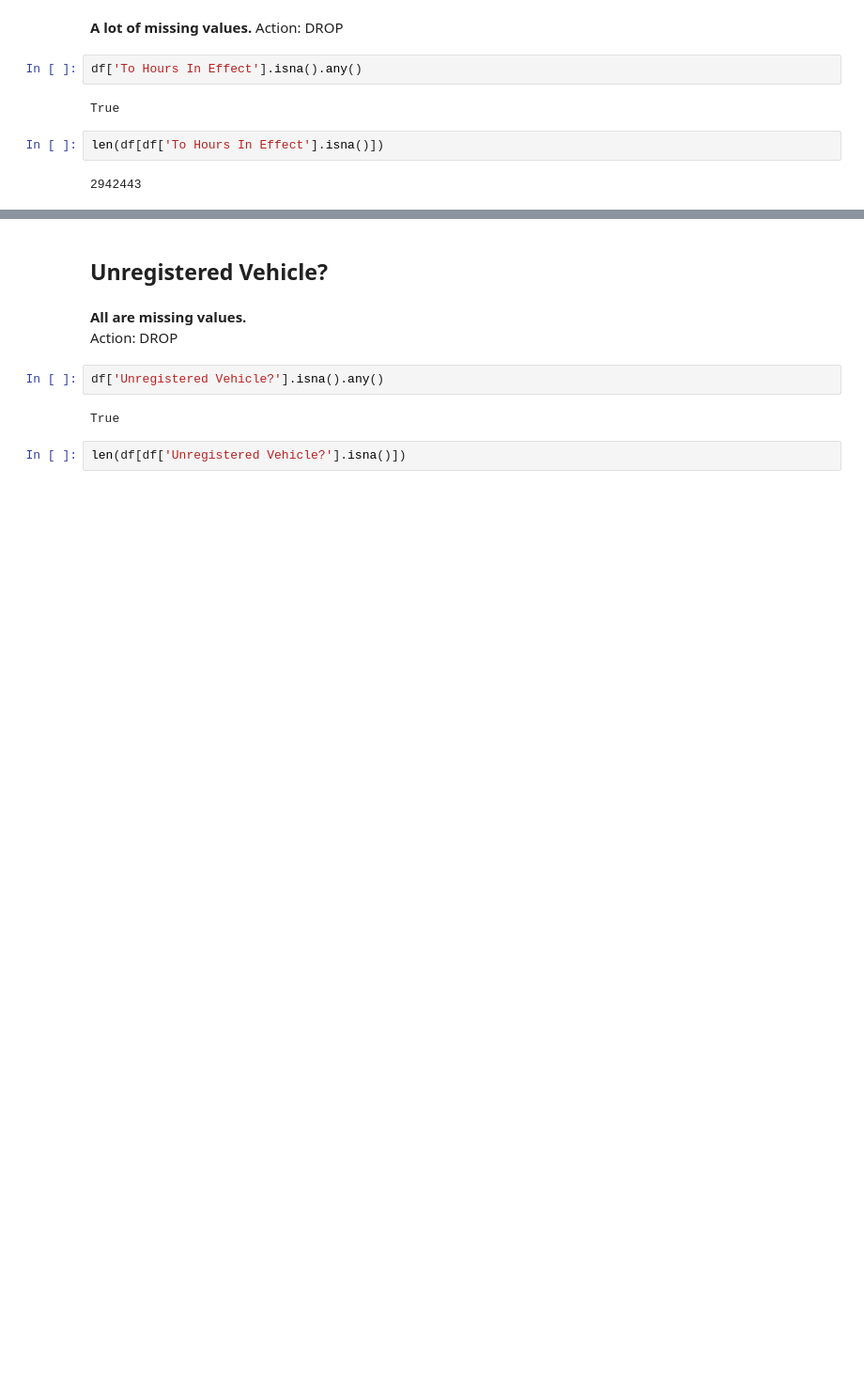
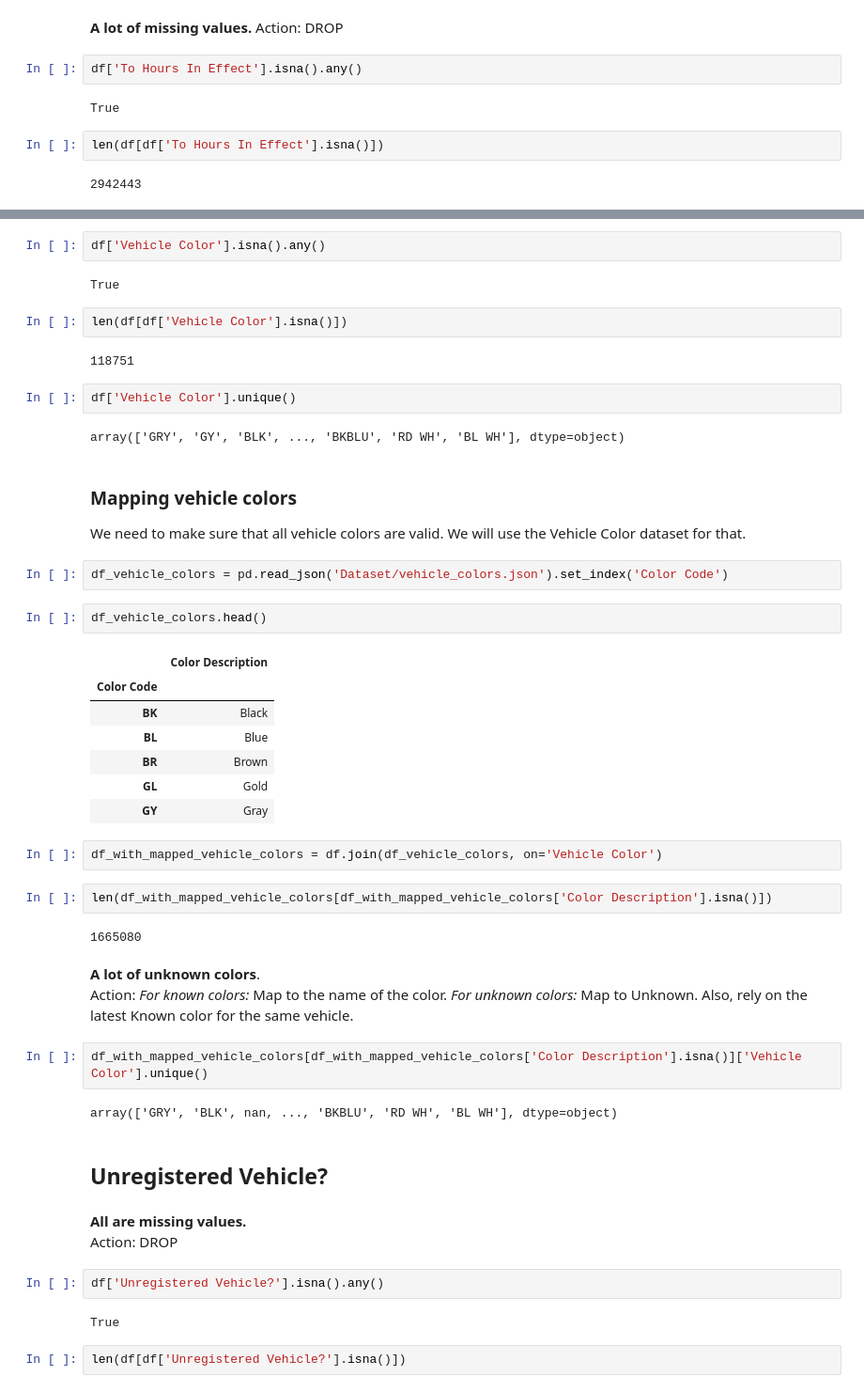
Before and after one commit to i3li/ny-parking-violations-pipeline, a Jupyter notebook: DataExploration.ipynb, the cells around one changed output, grey strips where cells are left out. Shown at 94% size. Saved outputs shown, nothing was run; the diff lists cells and outputs as text; blank space fills up the shorter version.

Commit message:
feat: Add two features which I forgot to exploree (vehicle color and vehicle year) to the Data Exploration notebook

```diff
--- a/DataExploration.ipynb
+++ b/DataExploration.ipynb
@@ -1126,3 +1133,43 @@ len(df[df['To Hours In Effect'].isna()])
+# %%
+df['Vehicle Color'].isna().any()
+# %% [output]
+True
+# %%
+len(df[df['Vehicle Color'].isna()])
+# %% [output]
+118751
+# %%
+df['Vehicle Color'].unique()
+# %% [output]
+array(['GRY', 'GY', 'BLK', ..., 'BKBLU', 'RD WH', 'BL WH'], dtype=object)
+# %% [markdown]
+### Mapping vehicle colors
+We need to make sure that all vehicle colors are valid. We will use the Vehicle Color dataset for that.
+# %%
+df_vehicle_colors = pd.read_json('Dataset/vehicle_colors.json').set_index('Color Code')
+# %%
+df_vehicle_colors.head()
+# %% [output]
+|  | Color Description |
+| Color Code |  |
+| BK | Black |
+| BL | Blue |
+| BR | Brown |
+| GL | Gold |
+| GY | Gray |
+# %%
+df_with_mapped_vehicle_colors = df.join(df_vehicle_colors, on='Vehicle Color')
+# %%
+len(df_with_mapped_vehicle_colors[df_with_mapped_vehicle_colors['Color Description'].isna()])
+# %% [output]
+1665080
+# %% [markdown]
+**A lot of unknown colors**.
+Action: *For known colors:* Map to the name of the color. *For unknown colors:* Map to Unknown. Also, rely on the latest Known color for the same vehicle.
+# %%
+df_with_mapped_vehicle_colors[df_with_mapped_vehicle_colors['Color Description'].isna()]['Vehicle Color'].unique()
+# %% [output]
+array(['GRY', 'BLK', nan, ..., 'BKBLU', 'RD WH', 'BL WH'], dtype=object)
 # %% [markdown]
 ## Unregistered Vehicle?
 # %% [markdown]
```
Also changed, not shown: parts of 9 cells of this notebook.
